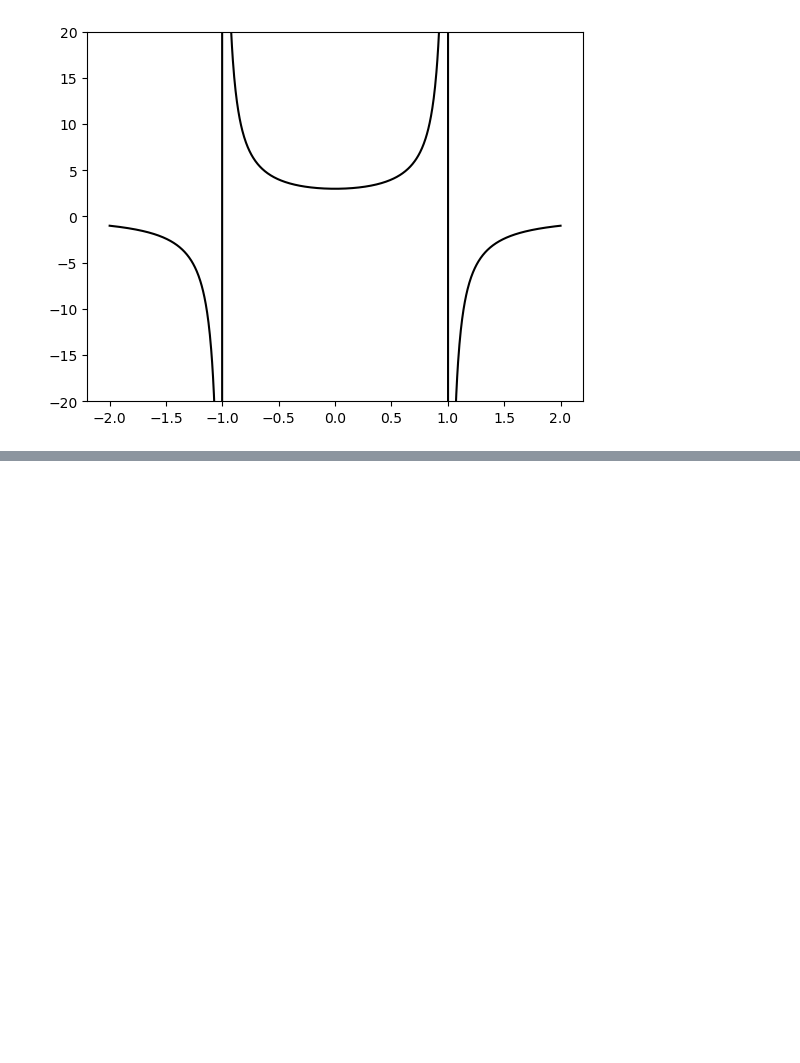
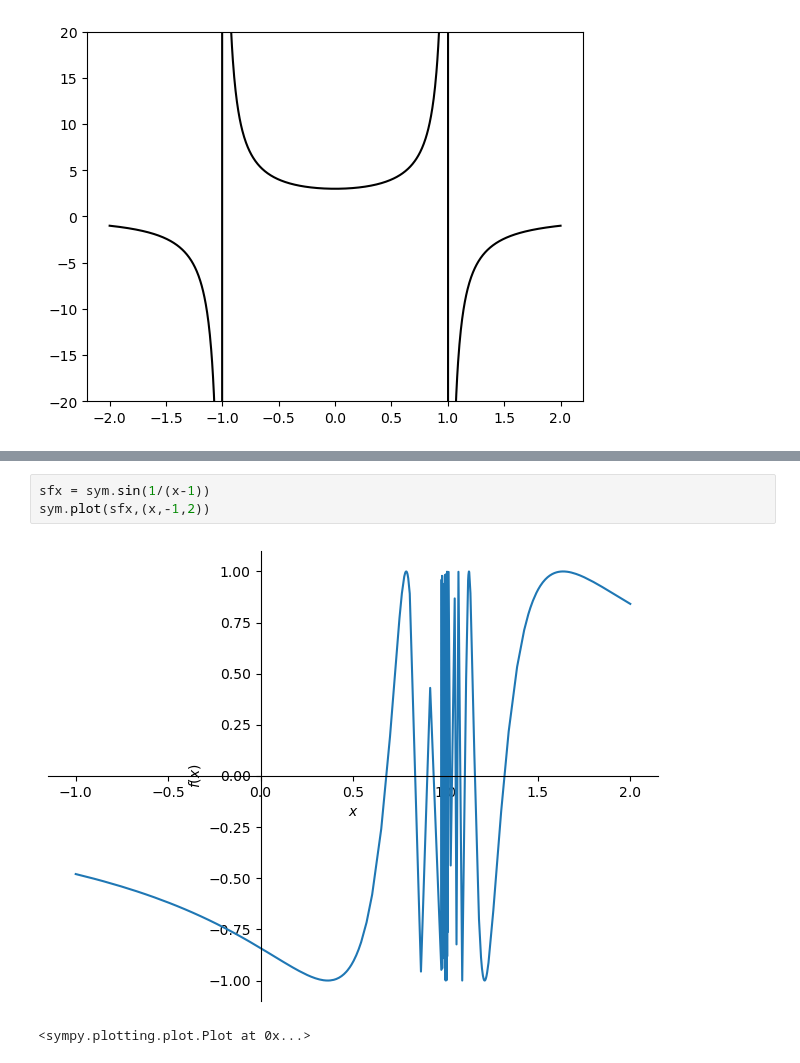
Before and after one commit to Alamgir55/calculus-1-Python-derivatives-applications, a Jupyter notebook: functions/continuous-discontinuous-func.ipynb, the cells around one changed output, grey strips where cells are left out. Cells and saved outputs as stored; diff of their text form; blank space fills up the shorter version.

```diff
--- a/functions/continuous-discontinuous-func.ipynb
+++ b/functions/continuous-discontinuous-func.ipynb
@@ -76,0 +75,6 @@ sfx = sym.sin(1/(x-1))
+# %%
+sfx = sym.sin(1/(x-1))
+sym.plot(sfx,(x,-1,2))
+# %% [output]
+[figure, added]
+<sympy.plotting.plot.Plot at 0x...>
```
Also changed, not shown: parts of 7 cells of this notebook, 1 other file.
